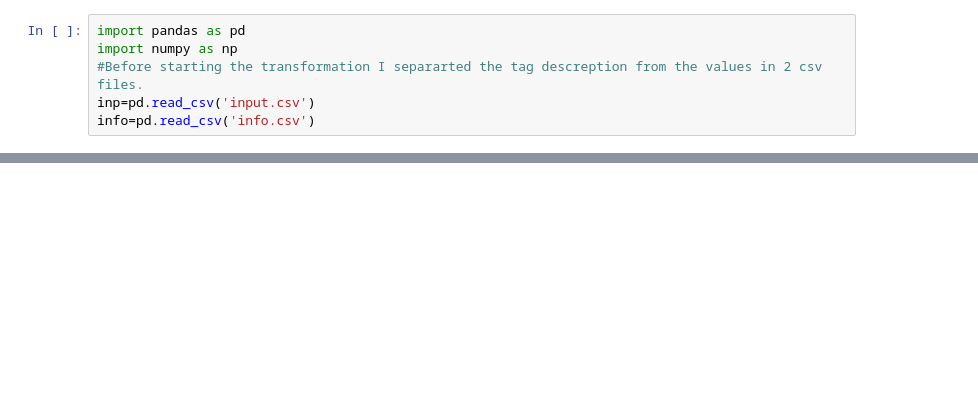
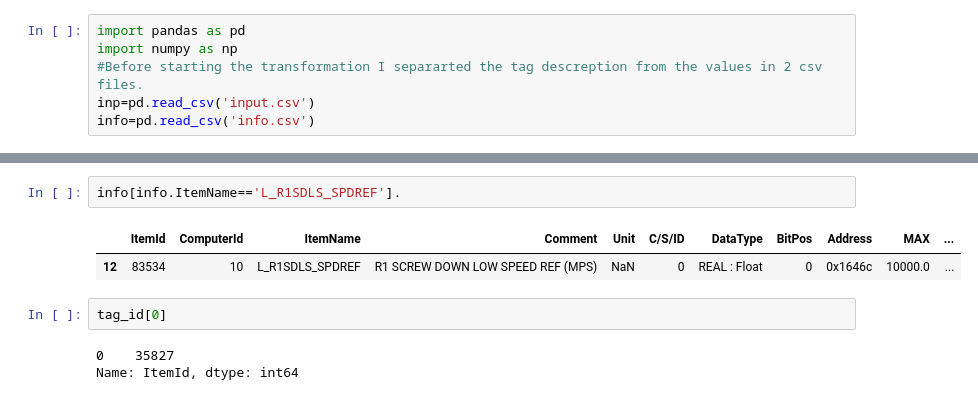
Before and after one commit to Shrutigpt15/All_things_data, a Jupyter notebook: code.ipynb, the cells around one changed output, grey strips where cells are left out. Saved outputs shown, nothing was run; the diff lists cells and outputs as text; blank space fills up the shorter version.

```diff
--- a/code.ipynb
+++ b/code.ipynb
@@ -58,0 +132,10 @@ def transformer(data):
+# %%
+info[info.ItemName=='L_R1SDLS_SPDREF'].
+# %% [output]
+|  | ItemId | ComputerId | ItemName | Comment | Unit | C/S/ID | DataType | BitPos | Address | MAX | ... |
+| 12 | 83534 | 10 | L_R1SDLS_SPDREF | R1 SCREW DOWN LOW SPEED REF (MPS) | NaN | 0 | REAL : Float | 0 | 0x1646c | 10000.0 | ... |
+# %%
+tag_id[0]
+# %% [output]
+0    35827
+Name: ItemId, dtype: int64
```
Also changed, not shown: parts of 16 cells of this notebook.
